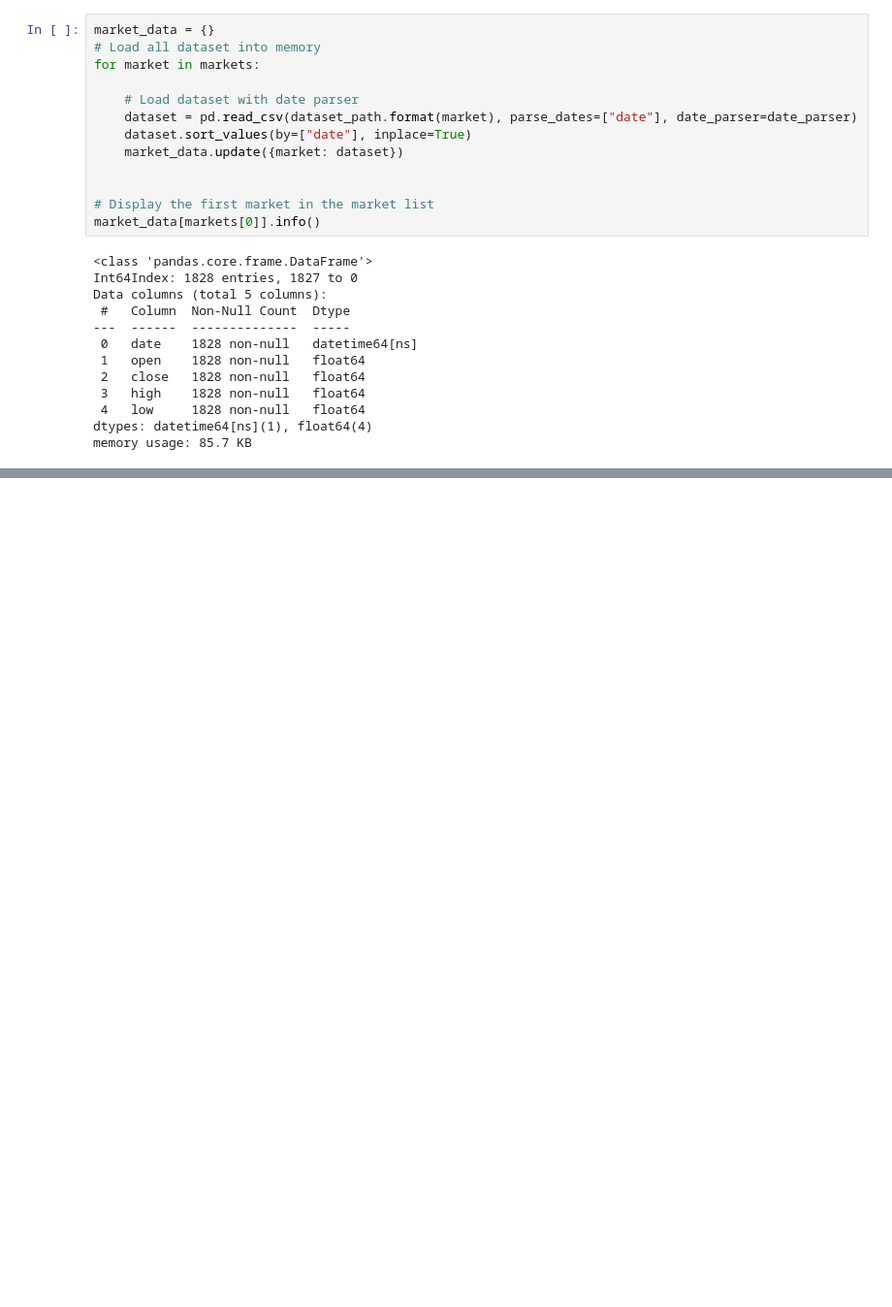
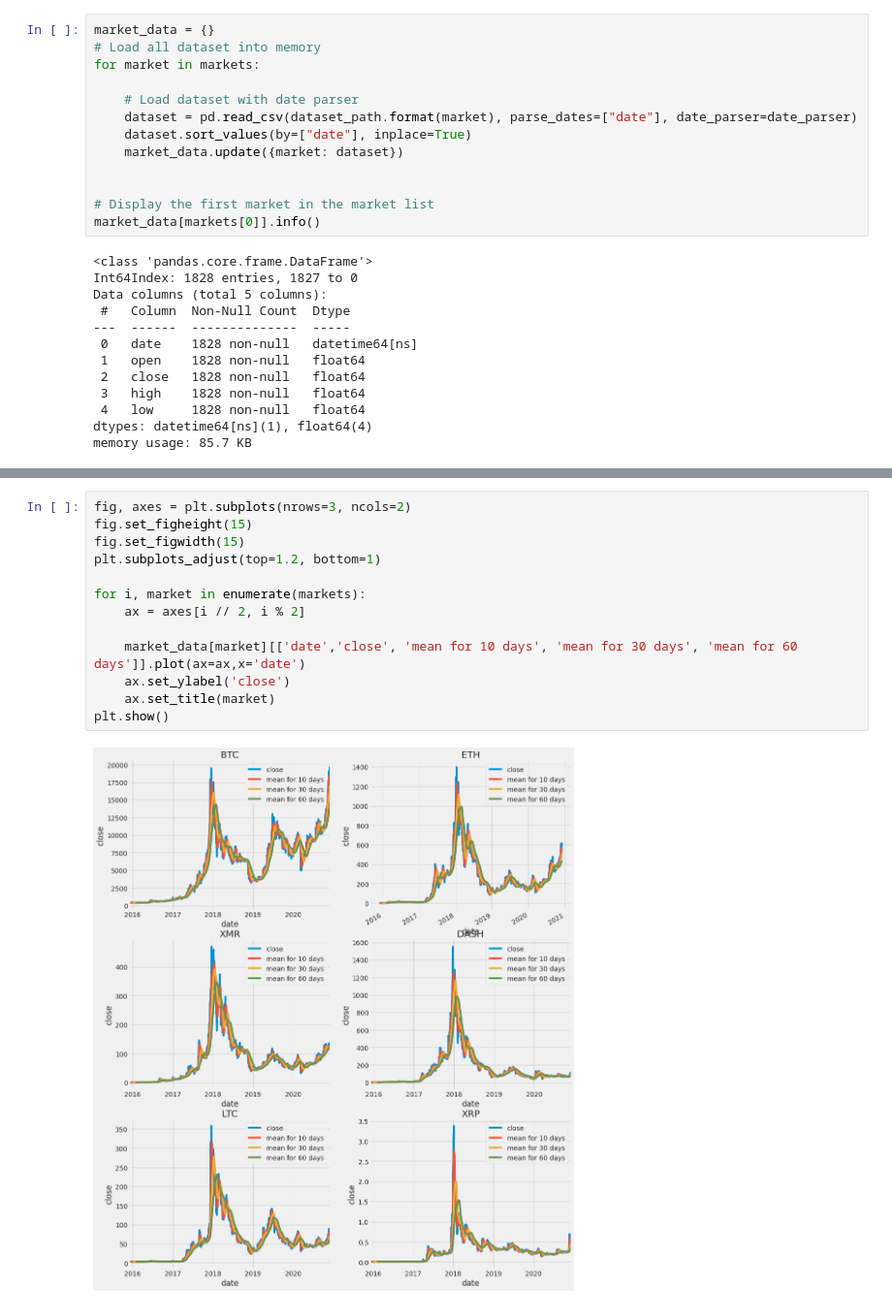
Before and after one commit to Vepnar/Invester-AI, a Jupyter notebook: notebooks/Analysis.ipynb, the cells around one changed output, grey strips where cells are left out. Shown at 97% size. Saved outputs shown, nothing was run; the diff lists cells and outputs as text; blank space fills up the shorter version.

```diff
--- a/notebooks/Analysis.ipynb
+++ b/notebooks/Analysis.ipynb
@@ -79,0 +97,15 @@ XRP
+# %%
+fig, axes = plt.subplots(nrows=3, ncols=2)
+fig.set_figheight(15)
+fig.set_figwidth(15)
+plt.subplots_adjust(top=1.2, bottom=1)
+
+for i, market in enumerate(markets):
+    ax = axes[i // 2, i % 2]
+
+    market_data[market][['date','close', 'mean for 10 days', 'mean for 30 days', 'mean for 60 days']].plot(ax=ax,x='date')
+    ax.set_ylabel('close')
+    ax.set_title(market)
+plt.show()
+# %% [output]
+[figure, added]
```
Also changed, not shown: parts of 5 cells of this notebook.
